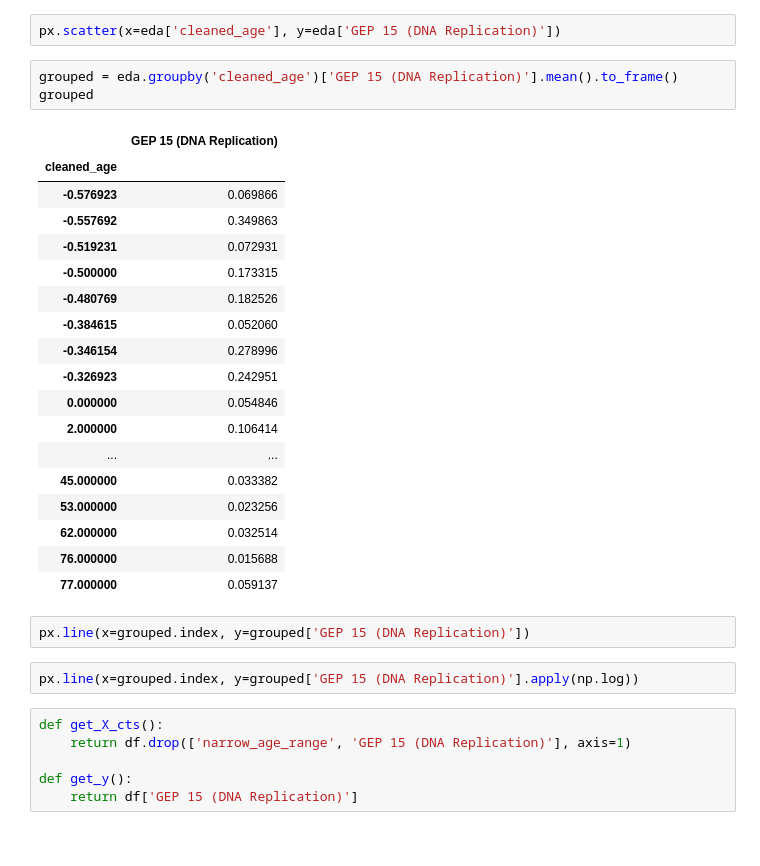
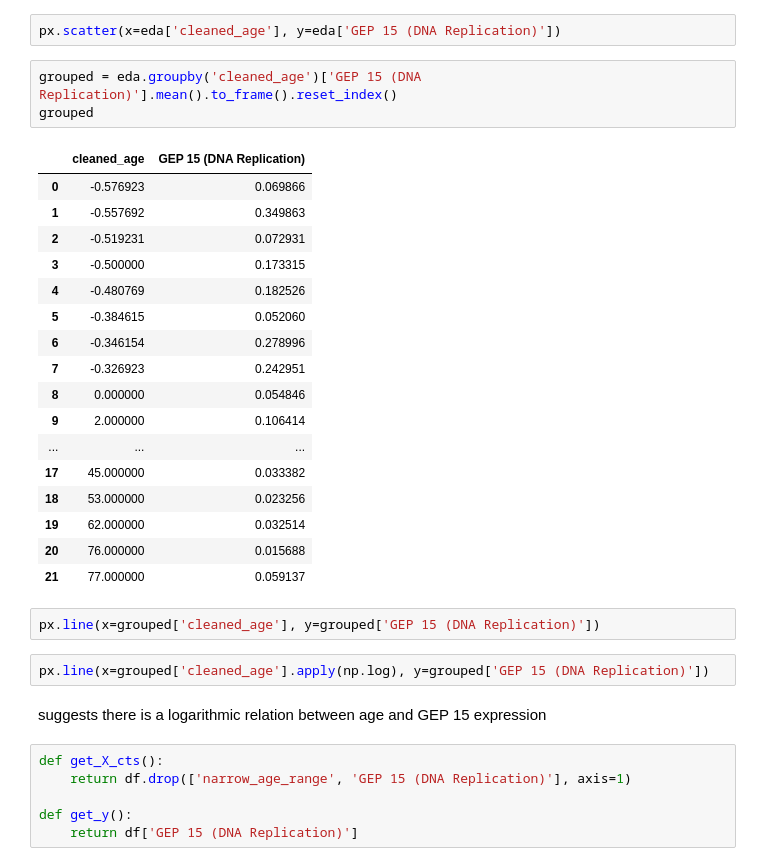
Before and after one commit to suchitbhayani/HSC-renewal, a Jupyter notebook: hsc_regression.ipynb, the cells around one changed output. Drawn from its saved outputs; the diff is of its cells as text.

```diff
--- a/hsc_regression.ipynb
+++ b/hsc_regression.ipynb
@@ -83,31 +75,32 @@ eda = df.assign(cleaned_age=df['age'].apply(clean_age))
 # %%
 px.scatter(x=eda['cleaned_age'], y=eda['GEP 15 (DNA Replication)'])
 # %%
-grouped = eda.groupby('cleaned_age')['GEP 15 (DNA Replication)'].mean().to_frame()
+grouped = eda.groupby('cleaned_age')['GEP 15 (DNA Replication)'].mean().to_frame().reset_index()
 grouped
 # %% [output]
-|  | GEP 15 (DNA Replication) |
-| cleaned_age |  |
-| -0.576923 | 0.069866 |
-| -0.557692 | 0.349863 |
-| -0.519231 | 0.072931 |
-| -0.500000 | 0.173315 |
-| -0.480769 | 0.182526 |
-| -0.384615 | 0.052060 |
-| -0.346154 | 0.278996 |
-| -0.326923 | 0.242951 |
-| 0.000000 | 0.054846 |
-| 2.000000 | 0.106414 |
-| ... | ... |
-| 45.000000 | 0.033382 |
-| 53.000000 | 0.023256 |
-| 62.000000 | 0.032514 |
-| 76.000000 | 0.015688 |
-| 77.000000 | 0.059137 |
+|  | cleaned_age | GEP 15 (DNA Replication) |
+| 0 | -0.576923 | 0.069866 |
+| 1 | -0.557692 | 0.349863 |
+| 2 | -0.519231 | 0.072931 |
+| 3 | -0.500000 | 0.173315 |
+| 4 | -0.480769 | 0.182526 |
+| 5 | -0.384615 | 0.052060 |
+| 6 | -0.346154 | 0.278996 |
+| 7 | -0.326923 | 0.242951 |
+| 8 | 0.000000 | 0.054846 |
+| 9 | 2.000000 | 0.106414 |
+| ... | ... | ... |
+| 17 | 45.000000 | 0.033382 |
+| 18 | 53.000000 | 0.023256 |
+| 19 | 62.000000 | 0.032514 |
+| 20 | 76.000000 | 0.015688 |
+| 21 | 77.000000 | 0.059137 |
 # %%
-px.line(x=grouped.index, y=grouped['GEP 15 (DNA Replication)'])
+px.line(x=grouped['cleaned_age'], y=grouped['GEP 15 (DNA Replication)'])
 # %%
-px.line(x=grouped.index, y=grouped['GEP 15 (DNA Replication)'].apply(np.log))
+px.line(x=grouped['cleaned_age'].apply(np.log), y=grouped['GEP 15 (DNA Replication)'])
+# %% [markdown]
+suggests there is a logarithmic relation between age and GEP 15 expression
 # %%
 def get_X_cts():
     return df.drop(['narrow_age_range', 'GEP 15 (DNA Replication)'], axis=1)
```
Also changed, not shown: parts of 3 cells of this notebook.
